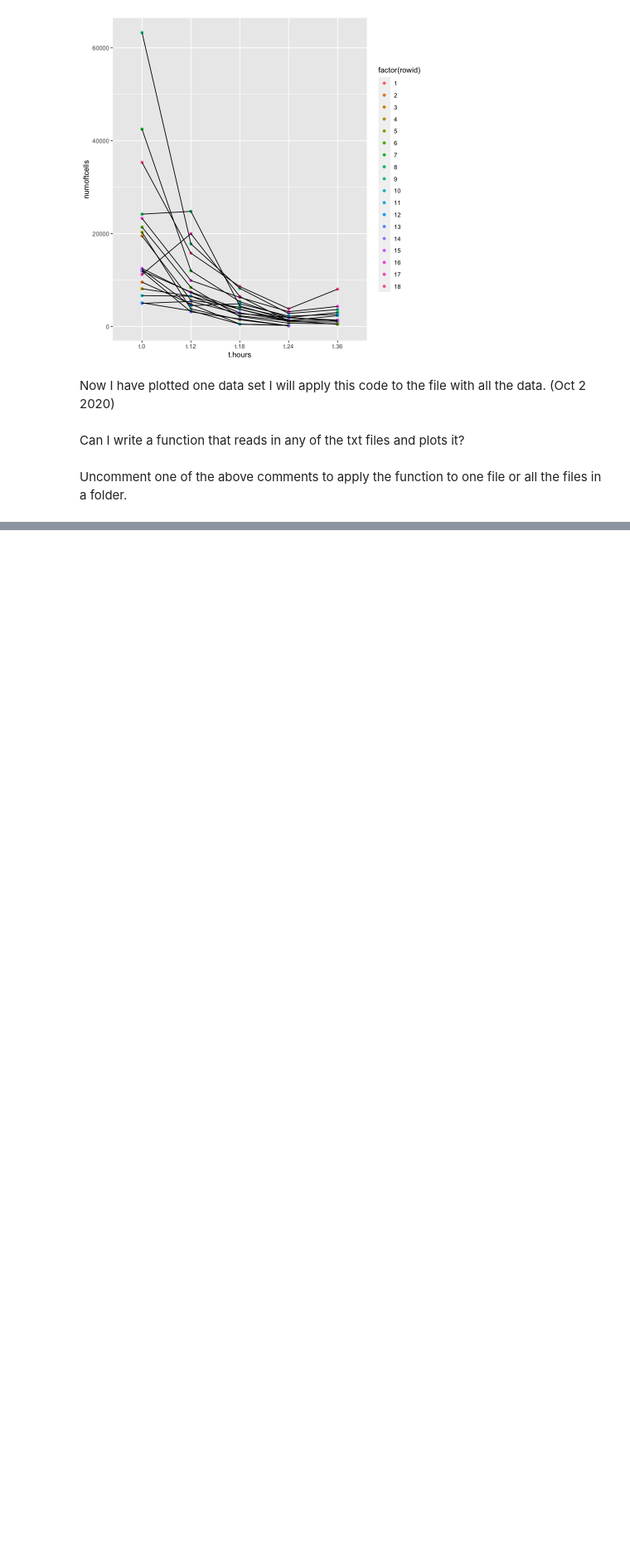
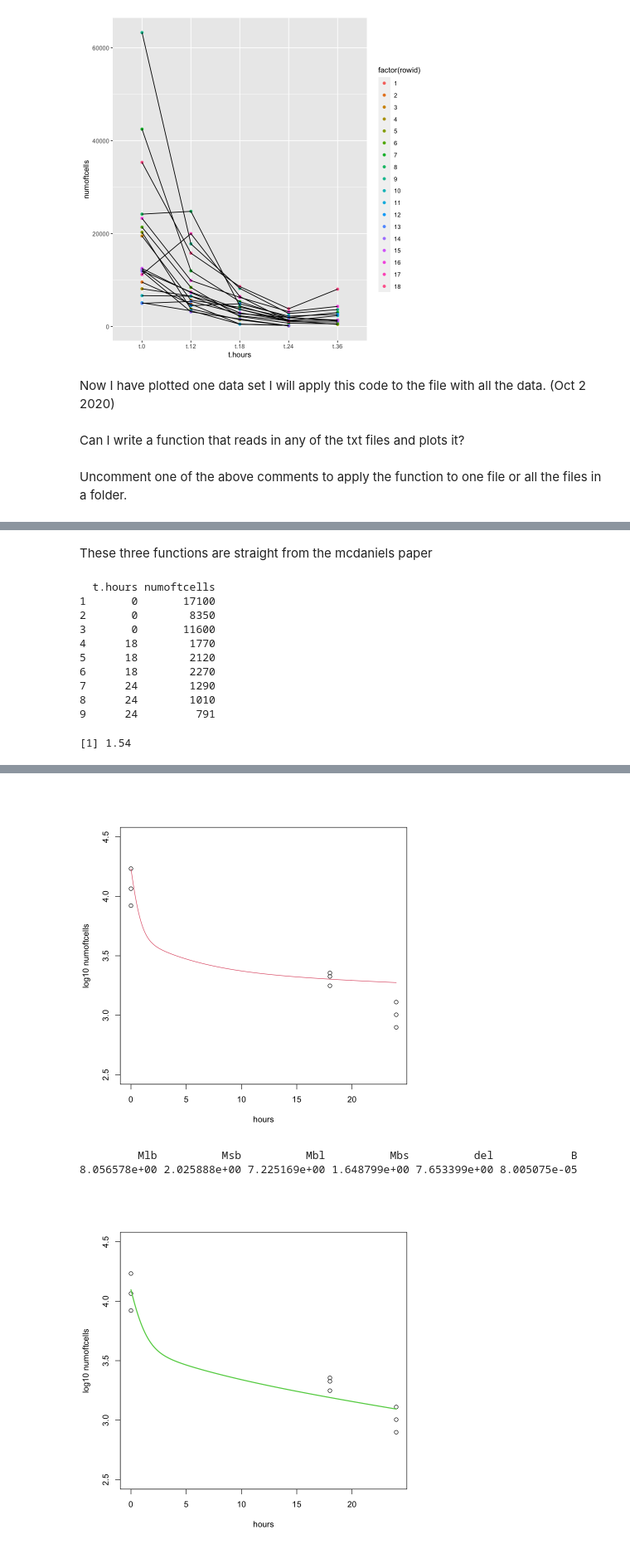
Before and after one commit to alanewing/tcellkineticsproj, a Jupyter notebook: LabJournal.ipynb, the cells around one changed output, grey strips where cells are left out. Shown at 83% size. Cells and saved outputs as stored; diff of their text form; code cells hidden in the pictures; blank space fills up the shorter version.

Commit message:
Improved plots by making them all have common limits on x and y axis 10/15/2020

```diff
--- a/LabJournal.ipynb
+++ b/LabJournal.ipynb
@@ -115,0 +117,2 @@ Uncomment one of the above comments to apply the function to one file or all the
+# %% [markdown]
+These three functions are straight from the mcdaniels paper
@@ -115,0 +157,49 @@ Uncomment one of the above comments to apply the function to one file or all the
+# %%
+dftomodel <-
+    read.delim("/Users/alanboles/Desktop/Research/tcelltxt/100225.txt", header = T) #%>%subset(LN == "inguinal")
+
+#to start lets just try it with a tiny dataset
+smalldf<-dftomodel[1:3,]
+
+smalldf <- smalldf %>%
+        gather(t.hours,numoftcells,-population,-group,-LN) %>%
+        subset(select = -c(group,LN,population)) %>% #remove population for now
+        subset(select= c(t.hours,numoftcells))#for purposes of the functions we should reorder the df
+
+smalldf$t.hours <- # make sure t.hours is in chronological order
+        as.character(smalldf$t.hours) %>%
+        str_replace("t.","")%>%  # removes the "t." from "t.x"
+        as.numeric()
+print(smalldf)
+
+init.vector<-c("B","L","S") # define variables used in ODE; order is important
+fix <- c(L = 0,S = 0)
+fit <- c(Mlb=.1, Msb=0.67, Mbl=.4, Mbs=1.08, del =0.06, B=smalldf[1,2])
+mytimes<- seq(0,24,.1)
+
+eval(substitute(Mbs+Mbl+del,as.list(fit)))
+
+sol1<-ode.solve(fit,fix,BLMigrate,init.vector,mytimes,"t.hours")
+plot(smalldf[,1],log10(smalldf[,2]), xlab="hours", ylab="log10 numoftcells",col=1, xlim=c(0,24), ylim=c(2.5,4.5))
+lines(sol1[,1],log10(sol1[,2]),col=2)
+
+modelfit<-modFit(f=resids,p=fit,fix=fix,modelname=BLMigrate,dataset=smalldf[smalldf$t.hours<=24,],modelcols=c(2),datacols=c(2),init.vector=init.vector)
+
+mytimes<- seq(0,24,.1)
+sol3<-ode.solve(coef(modelfit),fix,BLMigrate,init.vector,mytimes,"t.hours")
+plot(smalldf[,1],log10(smalldf[,2]), xlab="hours", ylab="log10 numoftcells",col=1, xlim=c(0,24), ylim=c(2.5,4.5))
+lines(mytimes,log10(sol3[,2]),col=3,lwd=2)
+
+1/coef(modelfit)
+# %% [output]
+  t.hours numoftcells
+1       0       17100
+2       0        8350
+3       0       11600
+4      18        1770
+5      18        2120
+6      18        2270
+7      24        1290
+8      24        1010
+9      24         791
+[1] 1.54
@@ -115,0 +208,4 @@ Uncomment one of the above comments to apply the function to one file or all the
+[figure, added]
+         Mlb          Msb          Mbl          Mbs          del            B
+8.056578e+00 2.025888e+00 7.225169e+00 1.648799e+00 7.653399e+00 8.005075e-05
+[figure, added]
```
Also changed, not shown: parts of 10 cells of this notebook.
